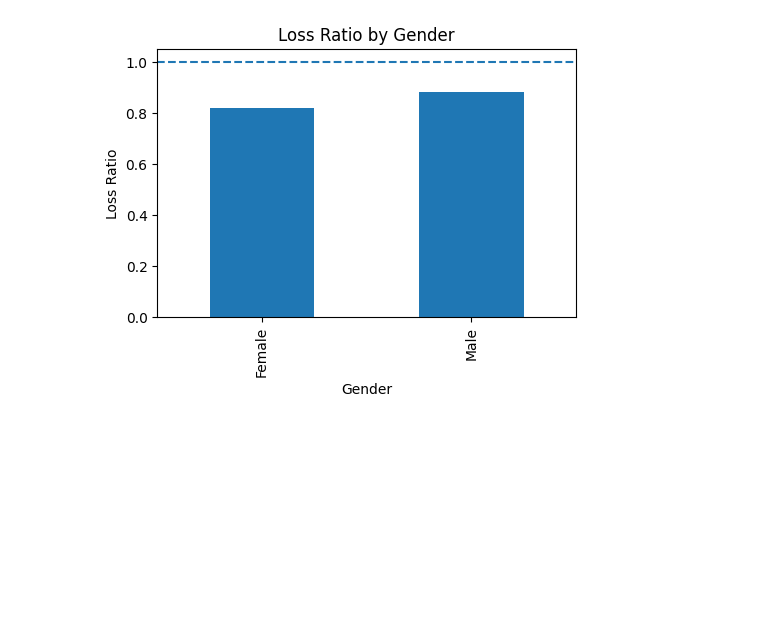
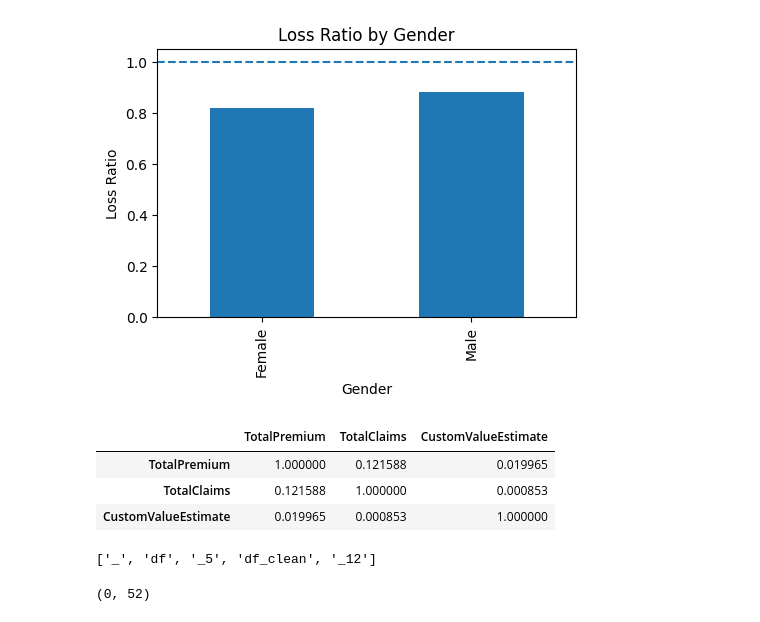
Before and after one commit to Ephrathah0/End-to-End-Insurance-Risk-Analytics-Predictive-Modeling-w3, a Jupyter notebook: notebook/eda.ipynb, the cells around one changed output. Cells and saved outputs as stored; diff of their text form; code cells hidden in the pictures; blank space fills up the shorter version.

```diff
--- a/notebook/eda.ipynb
+++ b/notebook/eda.ipynb
@@ -109,3 +109,14 @@ plt.tight_layout()
 plt.show()
 # %% [output]
 [figure]
+# %%
+df[['TotalPremium','TotalClaims','CustomValueEstimate']].corr()
+# %% [output]
+|  | TotalPremium | TotalClaims | CustomValueEstimate |
+| TotalPremium | 1.000000 | 0.121588 | 0.019965 |
+| TotalClaims | 0.121588 | 1.000000 | 0.000853 |
+| CustomValueEstimate | 0.019965 | 0.000853 | 1.000000 |
+# %%
+display([k for k, v in globals().items() if str(type(v)) == "<class 'pandas.core.frame.DataFrame'>"])
+# %% [output]
+['_', 'df', '_5', 'df_clean', '_12']
@@ -111,0 +125,4 @@ plt.show()
+# %%
+print(df_clean.shape)
+# %% [output]
+(0, 52)
```
Also changed, not shown: parts of 2 cells of this notebook, 4 other files.
